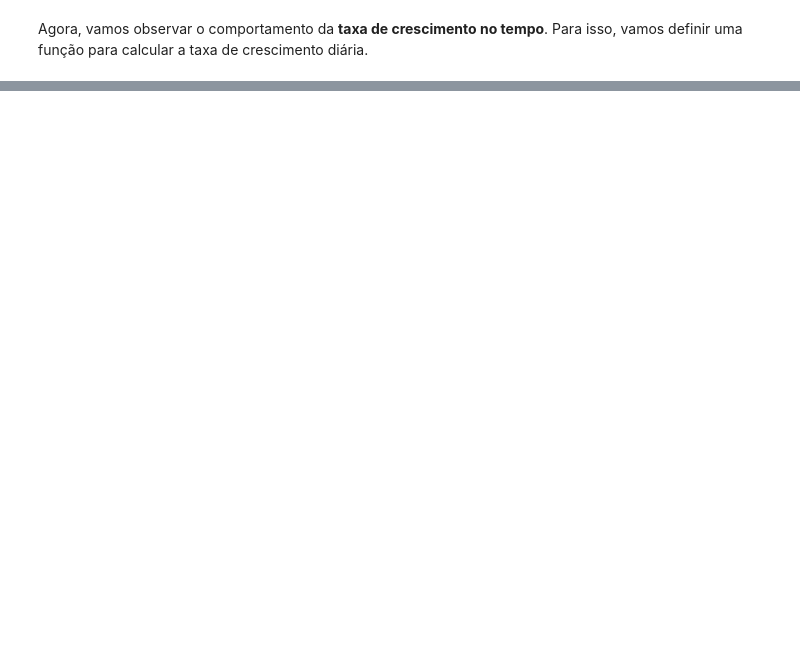
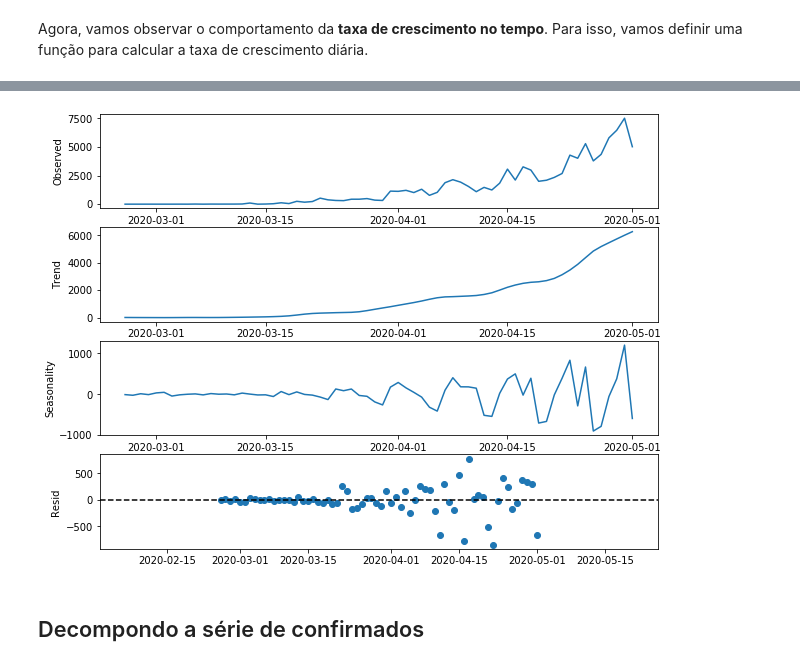
Before and after one commit to neylsoncrepalde/projeto_eda_covid, a Jupyter notebook: analise_covid19.ipynb, the cells around one changed output, grey strips where cells are left out. Saved outputs shown, nothing was run; the diff lists cells and outputs as text; code cells hidden in the pictures; blank space fills up the shorter version.

```diff
--- a/analise_covid19.ipynb
+++ b/analise_covid19.ipynb
@@ -200,0 +246,18 @@ px.line(x=pd.date_range(primeiro_dia, brasil.observationdate.max())[1:],
+# %%
+stl = STL(novoscasos).fit()
+
+fig, (ax1,ax2,ax3, ax4) = plt.subplots(4, 1,figsize=(10,8))
+ax1.plot(stl.observed)
+ax1.set_ylabel('Observed')
+ax2.plot(stl.trend)
+ax2.set_ylabel('Trend')
+ax3.plot(stl.seasonal)
+ax3.set_ylabel('Seasonality')
+ax4.scatter(novoscasos.index, stl.resid)
+ax4.axhline(0, linestyle='dashed', c='black')
+ax4.set_ylabel('Resid')
+plt.show()
+# %% [output]
+[figure, added]
+# %% [markdown]
+## Decompondo a série de confirmados
```
Also changed, not shown: parts of 27 cells of this notebook.
